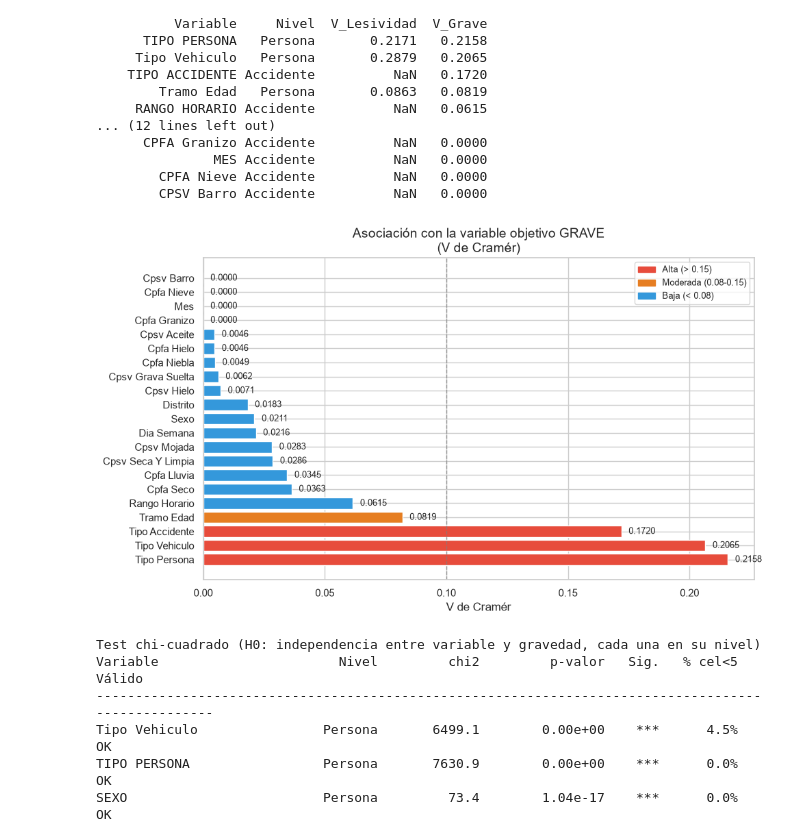
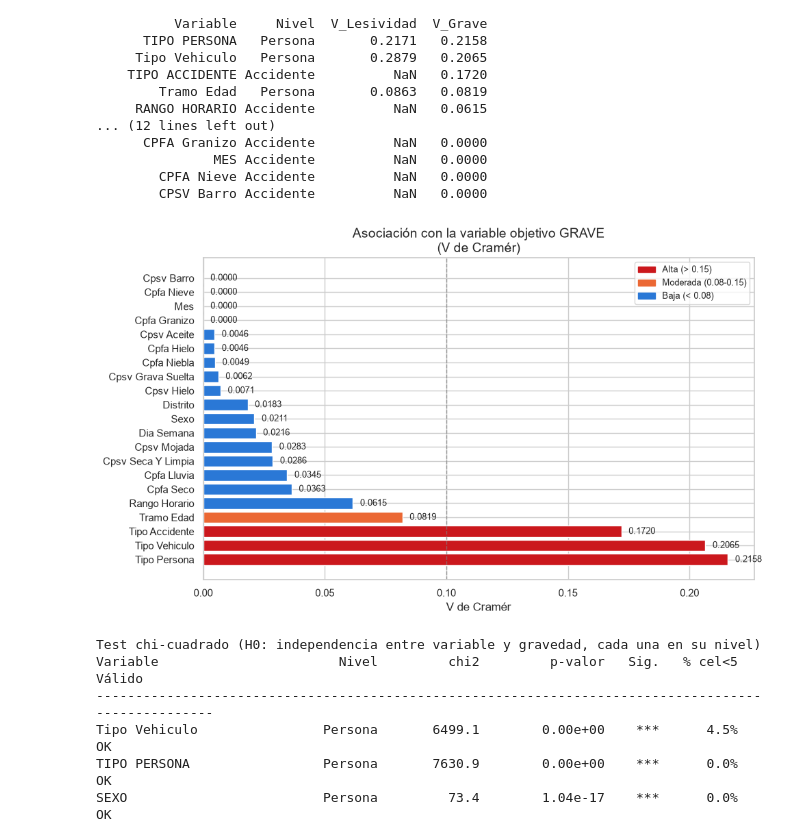
Before and after one commit to meritxellabellan29/TFM-accidentes-trafico, a Jupyter notebook: notebooks/01_EDA.ipynb, the cells around one changed output. Cells and saved outputs as stored; diff of their text form; code cells hidden in the pictures.

```diff
--- a/notebooks/01_EDA.ipynb
+++ b/notebooks/01_EDA.ipynb
@@ -39,15 +39,19 @@ sns.set_theme(style='whitegrid', palette='muted')
 plt.rcParams['figure.figsize'] = (12, 5)
 plt.rcParams['figure.dpi'] = 100
 
-# Paleta de colores global para lesividad
+# Paleta de colores global para lesividad -- rampa secuencial de un solo
+# tono (rojo, tipo ColorBrewer) para LESIVIDAD, coherente con el resto del
+# proyecto (azul #2a78d6 / naranja #eb6834 / rojo #cb181d ya usados en
+# 02_Preprocesado.ipynb, 05_Interpretabilidad.ipynb y los graficos de
+# src/utils/graficos_modelos.py), en vez de la paleta arcoiris anterior
 COLOR_SIN_DATO       = '#bdc3c7'
-COLORES_LESIVIDAD    = {'IL': '#2ecc71', 'HL': '#f1c40f', 'HG': '#e67e22', 'MT': '#e74c3c'}
+COLORES_LESIVIDAD    = {'IL': '#fee5d9', 'HL': '#fcae91', 'HG': '#fb6a4a', 'MT': '#cb181d'}
 ORDEN_LESIVIDAD      = ['IL', 'HL', 'HG', 'MT']
 ORDEN_LESIVIDAD_EXT  = ORDEN_LESIVIDAD + ['Sin dato']
 COLORES_LESIVIDAD_EXT = {**COLORES_LESIVIDAD, 'Sin dato': COLOR_SIN_DATO}
 LABELS_LESIVIDAD_EXT = ['Ileso', 'Herido leve', 'Herido grave', 'Fallecido', 'Sin dato']
 
-COLORES_GRAVE         = {0: 'steelblue', 1: '#e74c3c'}
+COLORES_GRAVE         = {0: '#2a78d6', 1: '#cb181d'}
 LABELS_GRAVE          = {0: 'No grave', 1: 'Grave'}
 COLORES_GRAVE_EXT     = {**COLORES_GRAVE, 'Sin dato': COLOR_SIN_DATO}
 LABELS_GRAVE_EXT      = {0: 'No grave', 1: 'Grave', 'Sin dato': 'Sin dato'}
@@ -1319,9 +1323,9 @@ tasa_grave_dist = (df_accidentes.groupby('DISTRITO')['accidente_grave']
 
 media_global = df_accidentes['accidente_grave'].mean() * 100
 
-colores = ['#e74c3c' if v > media_global * 1.2
-           else '#e67e22' if v > media_global
-           else '#3498db'
+colores = ['#cb181d' if v > media_global * 1.2
+           else '#eb6834' if v > media_global
+           else '#2a78d6'
            for v in tasa_grave_dist['pct_grave']]
 
 fig, ax = plt.subplots(figsize=(10, 8))
@@ -1335,9 +1339,9 @@ for bar, (_, row) in zip(bars, tasa_grave_dist.iterrows()):
             va='center', fontsize=8)
 
 from matplotlib.patches import Patch
-leyenda = [Patch(color='#e74c3c', label=f'> {media_global*1.2:.1f}% (muy alta)'),
-           Patch(color='#e67e22', label=f'{media_global:.1f}-{media_global*1.2:.1f}% (alta)'),
-           Patch(color='#3498db', label=f'< {media_global:.1f}% (moderada)'),
+leyenda = [Patch(color='#cb181d', label=f'> {media_global*1.2:.1f}% (muy alta)'),
+           Patch(color='#eb6834', label=f'{media_global:.1f}-{media_global*1.2:.1f}% (alta)'),
+           Patch(color='#2a78d6', label=f'< {media_global:.1f}% (moderada)'),
            plt.Line2D([0], [0], color='black', linestyle='--', label=f'Media global: {media_global:.1f}%')]
 ax.legend(handles=leyenda, fontsize=9, loc='lower right')
 ax.set_title('Tasa de accidentes graves por distrito (2012-2018)', fontsize=13)
@@ -1758,31 +1762,31 @@ V de Cramér con la variable objetivo (cada variable testeada en su nivel correc
 # %%
 # Visualización: ranking de V de Cramér con GRAVE
 fig, ax = plt.subplots(figsize=(10, 6))
 
-colores_cv = ['#e74c3c' if v > 0.15 else '#e67e22' if v > 0.08 else '#3498db'
+colores_cv = ['#cb181d' if v > 0.15 else '#eb6834' if v > 0.08 else '#2a78d6'
               for v in df_cramer['V_Grave']]
 bars = ax.barh(df_cramer['Variable'], df_cramer['V_Grave'], color=colores_cv)
 
 for bar, val in zip(bars, df_cramer['V_Grave']):
     ax.text(bar.get_width() + 0.003, bar.get_y() + bar.get_height()/2,
             f'{val:.4f}', va='center', fontsize=9)
 
 ax.axvline(0.10, color='gray', linestyle='--', linewidth=1, alpha=0.7, label='Umbral moderado (0.10)')
 ax.set_title('Asociación con la variable objetivo GRAVE\n(V de Cramér)', fontsize=14)
 ax.set_xlabel('V de Cramér')
 ax.legend()
 
 from matplotlib.patches import Patch
-leyenda = [Patch(color='#e74c3c', label='Alta (> 0.15)'),
-           Patch(color='#e67e22', label='Moderada (0.08-0.15)'),
-           Patch(color='#3498db', label='Baja (< 0.08)')]
+leyenda = [Patch(color='#cb181d', label='Alta (> 0.15)'),
+           Patch(color='#eb6834', label='Moderada (0.08-0.15)'),
+           Patch(color='#2a78d6', label='Baja (< 0.08)')]
 ax.legend(handles=leyenda, loc='upper right', fontsize=9)
 
 plt.tight_layout()
 plt.savefig('../figures/10a_cramer_v_asociacion.png', dpi=150, bbox_inches='tight')
 plt.show()
 # %% [output]
-[figure, old version]
+[figure, new version]
 # %%
 # Tests chi-cuadrado: independencia entre cada variable y su target al nivel
 # correcto (GRAVE a nivel persona / accidente_grave a nivel accidente, según
```
Also changed, not shown: parts of 15 cells of this notebook, 25 other files.
